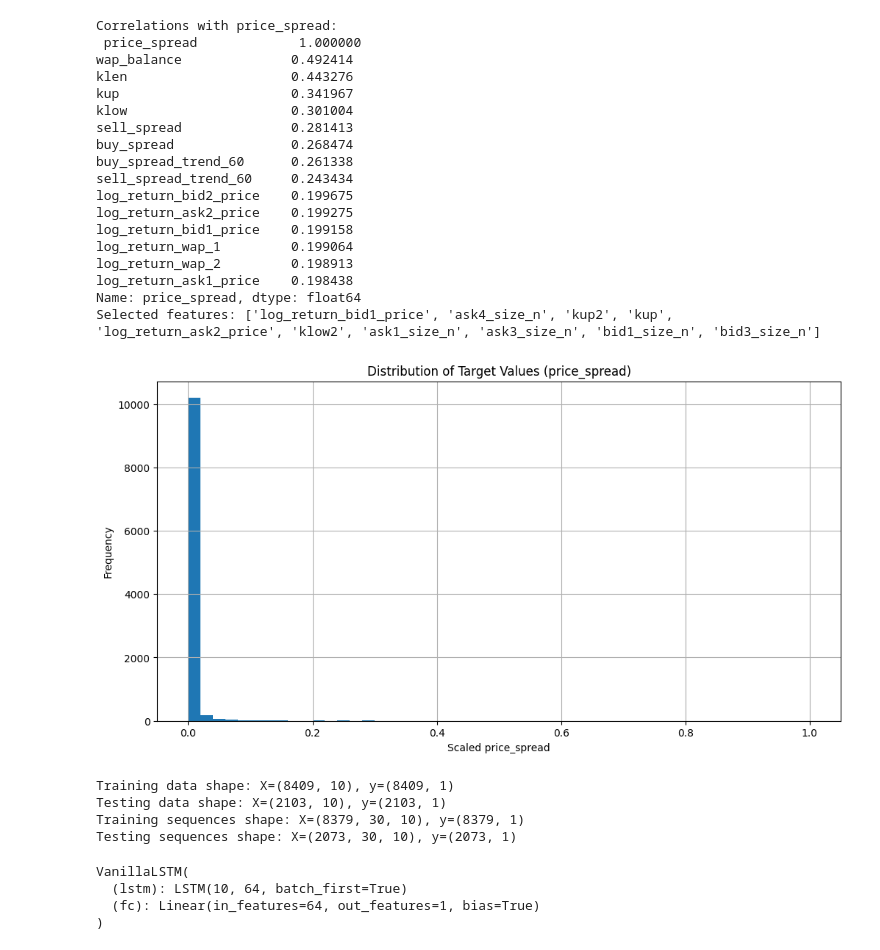
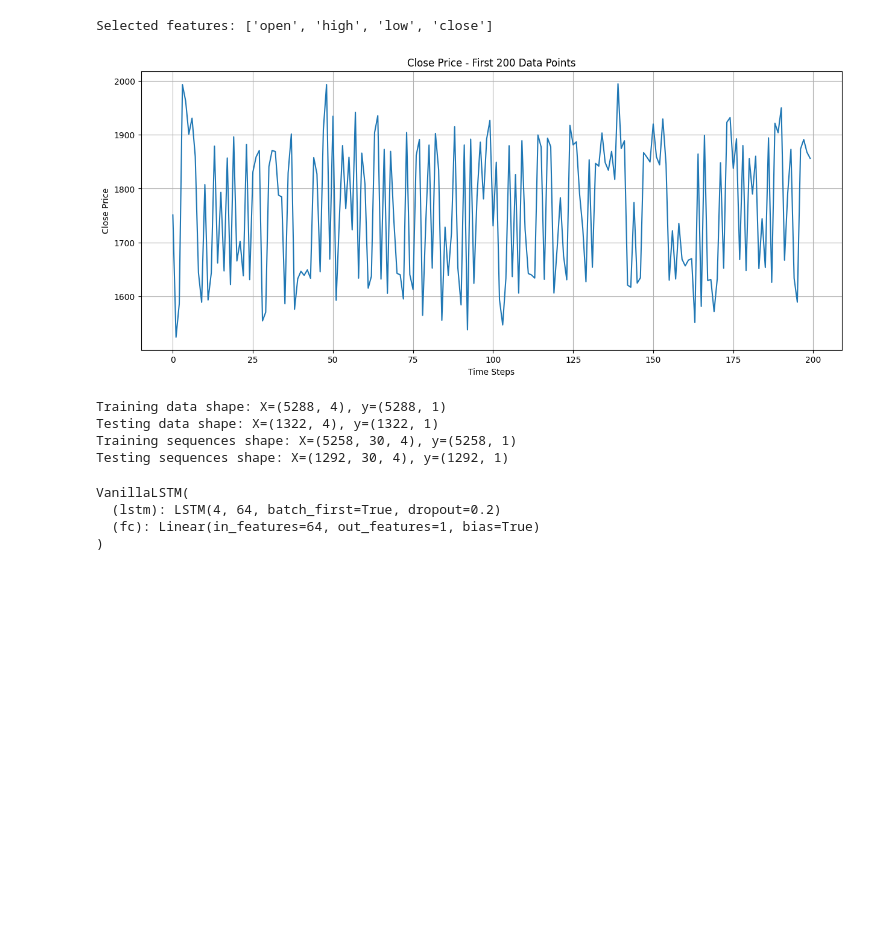
Before and after one commit to LHSang6403/MacroHFT, a Jupyter notebook: LSTM4.ipynb, the cells around one changed output. Drawn from its saved outputs; the diff is of its cells as text; code cells hidden in the pictures; blank space fills up the shorter version.

Commit message:
close price

```diff
--- a/LSTM4.ipynb
+++ b/LSTM4.ipynb
@@ -10,7 +10,7 @@ from sklearn.metrics import r2_score, mean_squared_error, mean_absolute_error
 import math
 # %%
 # Load the dataset
-df = pd.read_feather("data/ETHUSDT/df_train.feather")
+df = pd.read_feather("data/ETHUSDT/df_test.feather")
 
 # Analyze the dataset
 print("Dataset shape:", df.shape)
@@ -74,63 +74,36 @@ Missing values per column:
 # %%
-# Analyze correlations to select features most relevant to price_spread
-correlation_with_target = df.corr()['price_spread'].abs().sort_values(ascending=False)
-print("Correlations with price_spread:\n", correlation_with_target.head(15))
-
 # Select top 10 features (excluding the target itself)
 selected_features = [
-    'log_return_bid1_price',  # Highest correlation with price_spread
-    'ask4_size_n',
-    'kup2',
-    'kup',
-    'log_return_ask2_price',
-    'klow2',
-    'ask1_size_n',
-    'ask3_size_n',
-    'bid1_size_n',
-    'bid3_size_n'
+    'open',
+    'high',
+    'low',
+    'close'
 ]
-target_column = 'price_spread'
+target_column = 'close'
 
 print("Selected features:", selected_features)
 
 # Extract features and target
 X = df[selected_features].values
 y = df[target_column].values.reshape(-1, 1)
 
 # Normalize the data
 X_scaler = MinMaxScaler()
 y_scaler = MinMaxScaler()
 X_scaled = X_scaler.fit_transform(X)
 y_scaled = y_scaler.fit_transform(y)
 
 # Show the distribution of normalized target
-plt.figure(figsize=(12, 6))
-plt.hist(y_scaled, bins=50)
-plt.title('Distribution of Target Values (price_spread)')
-plt.xlabel('Scaled price_spread')
-plt.ylabel('Frequency')
+plt.figure(figsize=(15, 6))
+plt.plot(df['close'].values[:200])  # Changed to 'close'
+plt.title('Close Price - First 200 Data Points')
+plt.xlabel('Time Steps')
+plt.ylabel('Close Price')
 plt.grid(True)
 plt.show()
 # %% [output]
-Correlations with price_spread:
- price_spread             1.000000
-wap_balance              0.492414
-klen                     0.443276
-kup                      0.341967
-klow                     0.301004
-sell_spread              0.281413
-buy_spread               0.268474
-buy_spread_trend_60      0.261338
-sell_spread_trend_60     0.243434
-log_return_bid2_price    0.199675
-log_return_ask2_price    0.199275
-log_return_bid1_price    0.199158
-log_return_wap_1         0.199064
-log_return_wap_2         0.198913
-log_return_ask1_price    0.198438
-Name: price_spread, dtype: float64
-Selected features: ['log_return_bid1_price', 'ask4_size_n', 'kup2', 'kup', 'log_return_ask2_price', 'klow2', 'ask1_size_n', 'ask3_size_n', 'bid1_size_n', 'bid3_size_n']
+Selected features: ['open', 'high', 'low', 'close']
-[figure, old version]
+[figure, new version]
 # %%
 # Split data into training and testing sets (80% train, 20% test)
 train_size = int(len(X_scaled) * 0.8)
@@ -186,10 +159,10 @@ test_dataset = TensorDataset(X_test_tensor, y_test_tensor)
 train_loader = DataLoader(train_dataset, batch_size=batch_size, shuffle=True)
 test_loader = DataLoader(test_dataset, batch_size=batch_size, shuffle=False)
 # %% [output]
-Training data shape: X=(8409, 10), y=(8409, 1)
-Testing data shape: X=(2103, 10), y=(2103, 1)
-Training sequences shape: X=(8379, 30, 10), y=(8379, 1)
-Testing sequences shape: X=(2073, 30, 10), y=(2073, 1)
+Training data shape: X=(5288, 4), y=(5288, 1)
+Testing data shape: X=(1322, 4), y=(1322, 1)
+Training sequences shape: X=(5258, 30, 4), y=(5258, 1)
+Testing sequences shape: X=(1292, 30, 4), y=(1292, 1)
 # %%
 import torch.nn as nn
 import torch.optim as optim
@@ -198,7 +171,7 @@ class VanillaLSTM(nn.Module):
     def __init__(self, input_size, hidden_size, output_size=1):
         super(VanillaLSTM, self).__init__()
         self.hidden_size = hidden_size
-        self.lstm = nn.LSTM(input_size, hidden_size, batch_first=True)
+        self.lstm = nn.LSTM(input_size, hidden_size, batch_first=True, dropout=0.2)
         self.fc = nn.Linear(hidden_size, output_size)
 
     def forward(self, x):
@@ -223,7 +196,7 @@ criterion = nn.MSELoss()
 optimizer = optim.Adam(model.parameters(), lr=0.001)
 # %% [output]
 VanillaLSTM(
-  (lstm): LSTM(10, 64, batch_first=True)
+  (lstm): LSTM(4, 64, batch_first=True, dropout=0.2)
   (fc): Linear(in_features=64, out_features=1, bias=True)
 )
 # %%
```
Also changed, not shown: parts of 4 cells of this notebook.
